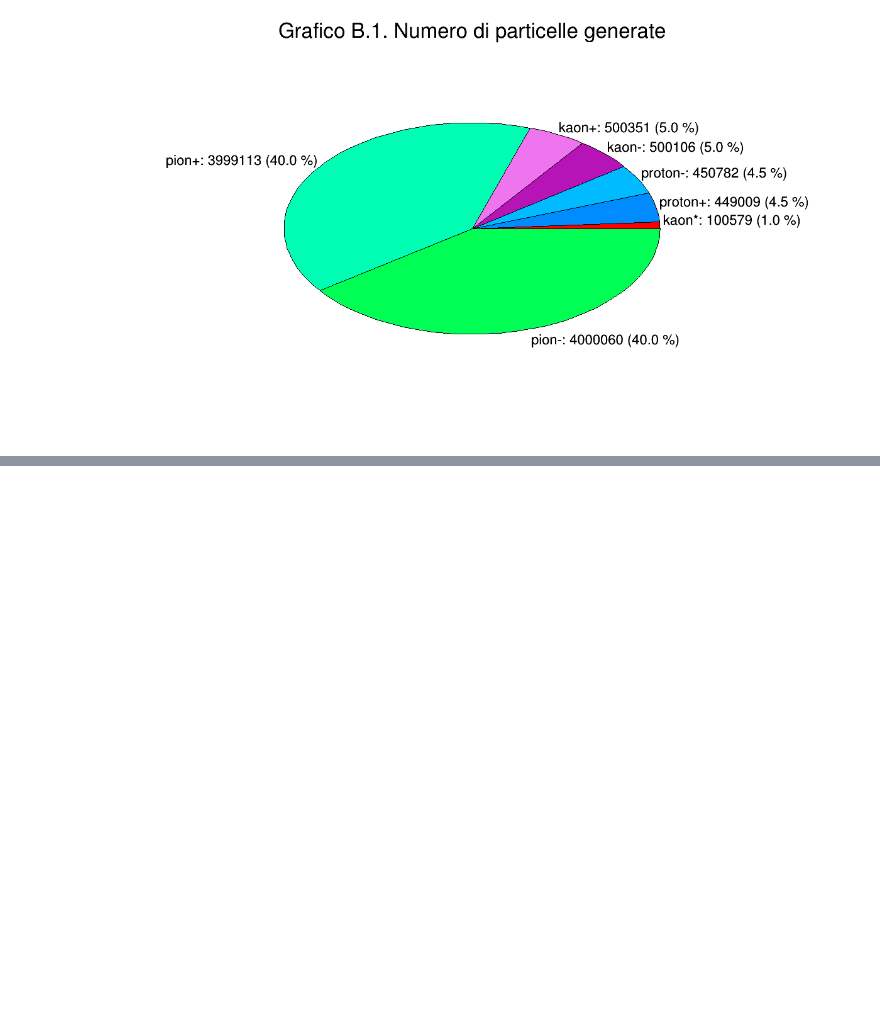
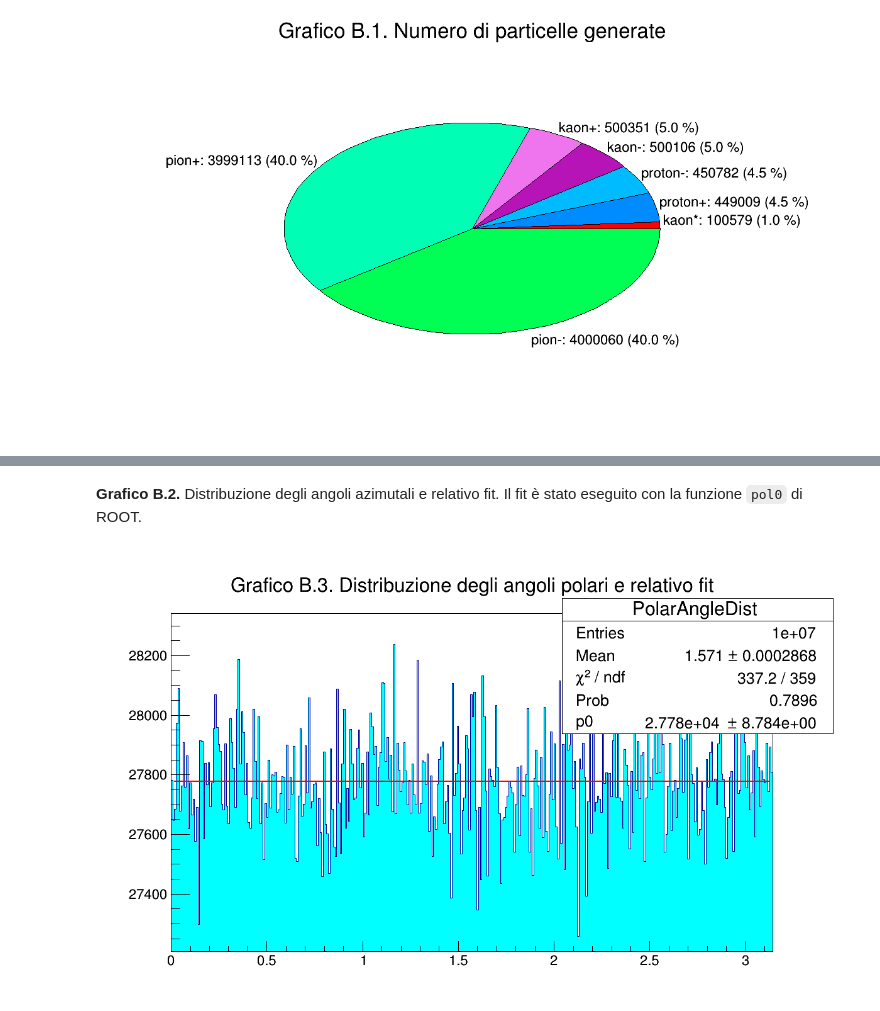
Before and after one commit to P2-718na/kstar-decay-analysis, a Jupyter notebook: notebooks/kstar-decay.ipynb, the cells around one changed output, grey strips where cells are left out. Cells and saved outputs as stored; diff of their text form; code cells hidden in the pictures; blank space fills up the shorter version.

```diff
--- a/notebooks/kstar-decay.ipynb
+++ b/notebooks/kstar-decay.ipynb
@@ -423,0 +414,13 @@ __Grafico B.1.__ Numero di particelle generate.
+# %% [markdown]
+__Grafico B.2.__ Distribuzione degli angoli azimutali e relativo fit. Il fit è stato eseguito con la funzione `pol0` di ROOT.
+# %% [markdown]
+<div style="page-break-after: always;"></div>
+# %%
+// Esegue il fit del grafico e lo disegna
+PolarAngleDist->Fit("pol0", "Q");
+PolarAngleDist->SetFillColor(7);
+PolarAngleDist->SetTitle("Grafico B.3. Distribuzione degli angoli polari e relativo fit");
+PolarAngleDist->Draw();
+cv->Draw();
+# %% [output]
+[figure, added]
```
Also changed, not shown: parts of 29 cells of this notebook.
